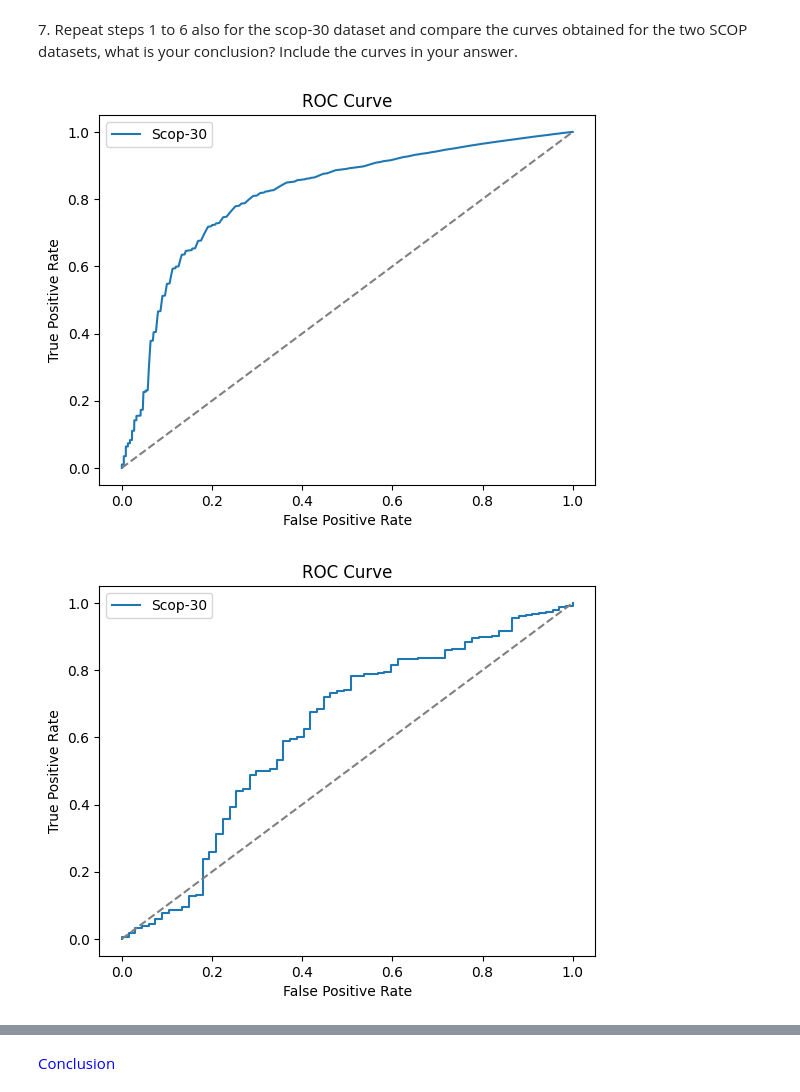
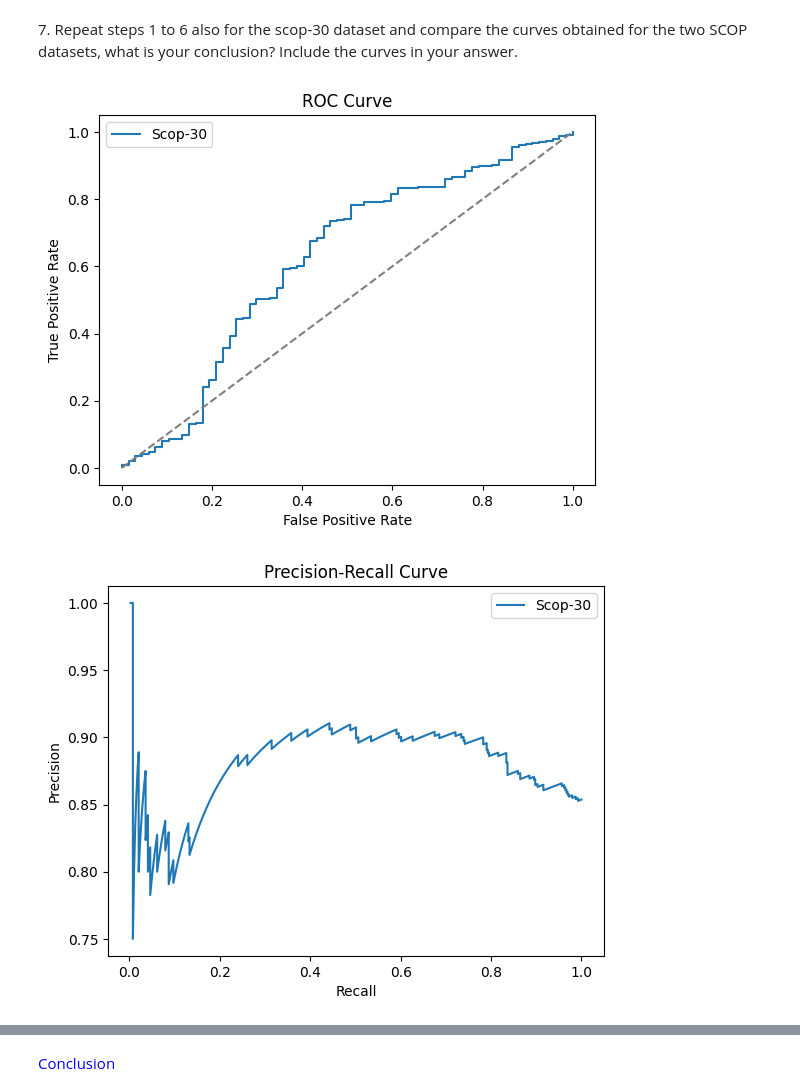
Before and after one commit to EliiseNicolas/M1_S2_BIM, a Jupyter notebook: SBAS/tme08/SBAS_TME_08_ANTON_NICOLAS.ipynb, the cells around one changed output, grey strips where cells are left out. Drawn from its saved outputs; the diff is of its cells as text; code cells hidden in the pictures.

```diff
--- a/SBAS/tme08/SBAS_TME_08_ANTON_NICOLAS.ipynb
+++ b/SBAS/tme08/SBAS_TME_08_ANTON_NICOLAS.ipynb
@@ -176,8 +176,8 @@ def ComputePerformance(resultsTable):
             TP += 1
         else :
             FP += 1
-    TN = FP
-    FN = num_seq - len(resultsTable) - TN
+
+    FN = num_seq - len(resultsTable)
 
     precision = TP / (TP+FP)
     recall = TP / (TP+FN)
@@ -289,7 +242,7 @@ def plotPR(rep, nom, total):
 
     TP = 0
     FP = 0
-    FN = total - len(rep)
+    totalTP, _, _, _, _, _ = ComputePerformance(rep)
 
     precisions = []
     recalls = []
@@ -299,10 +252,9 @@ def plotPR(rep, nom, total):
             TP += 1
         else:
             FP += 1
-            FN -= 1
 
         precision = TP / (TP + FP)
-        recall = TP / (TP + FN)
+        recall = TP / totalTP
 
         precisions.append(precision)
         recalls.append(recall)
@@ -315,5 +267,8 @@ def plotPR(rep, nom, total):
     plt.legend()
     plt.show()
 
-plotPR(rep95, "Scop-95", 789)
+    return precisions, recalls
+
+
+precisions95, recalls95 = plotPR(rep95, "Scop-95", 789)
 # %% [output]
@@ -359,10 +324,10 @@ removeWrongLines(file30)
 rep30 = removeDupLines(file30 + ".tmp")
 TP30,FP30,FN30,precision30,recall30,f_score30 = ComputePerformance(rep30)
 # %%
-plotROCversion1(rep30, "Scop-30", 789)
+TPRs30, FPRs30 = plotROC(rep30, "Scop-30", 789)
 # %% [output]
-[figure, old version]
+[figure, new version]
 # %%
-plotROCversion2(rep30, "Scop-30", 789)
+precisions30, recalls30 = plotPR(rep30, "Scop-30", 789)
 # %% [output]
-[figure, old version]
+[figure, new version]
```
Also changed, not shown: parts of 13 cells of this notebook.
